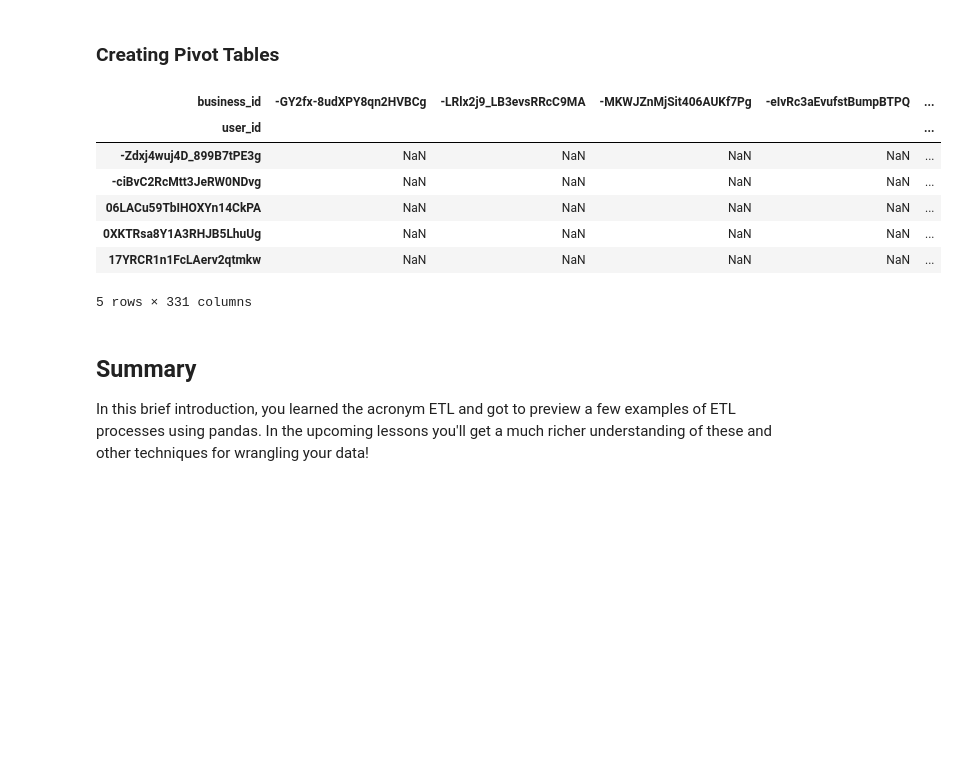
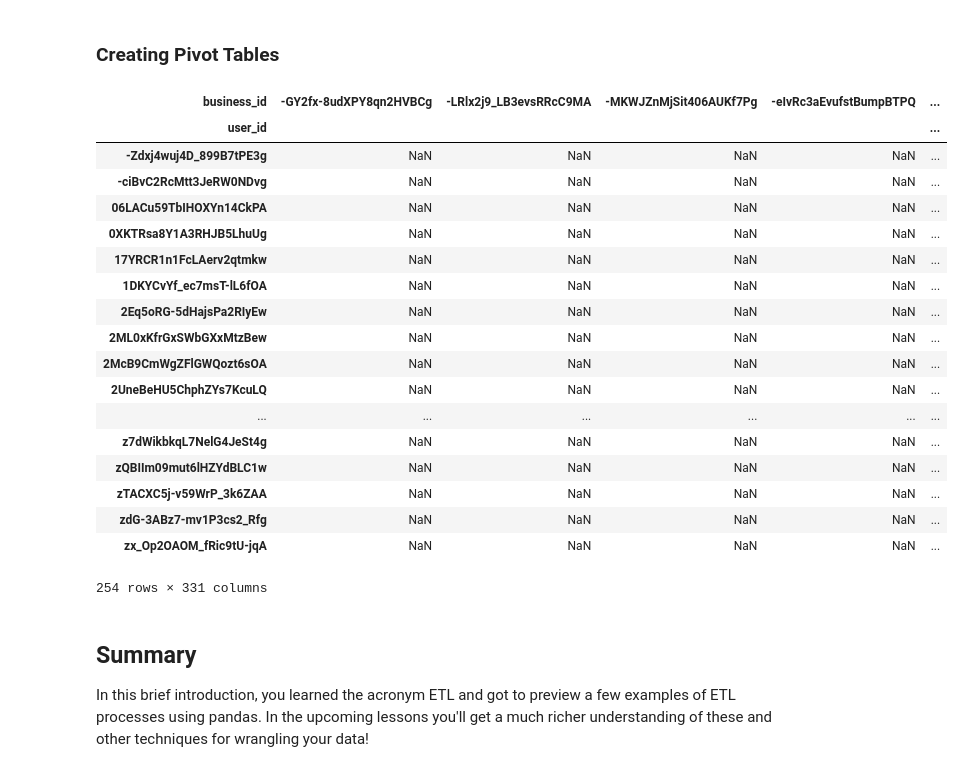
Before and after one commit to probboy/dsc-introduction-pandas-etl-nyc-ds-082619, a Jupyter notebook: index.ipynb, the cells around one changed output. Saved outputs shown, nothing was run; the diff lists cells and outputs as text; code cells hidden in the pictures; blank space fills up the shorter version.

```diff
--- a/index.ipynb
+++ b/index.ipynb
@@ -127,17 +127,28 @@ df[df.duplicated(keep=False)].sort_values(by='business_id')
 # %%
 #This transforms the data into a person by person spreadsheet and what stars they gave various restaurants
 #Most values are NaN (null or missing) because people only review a few restaurants of those that exist
 usr_reviews = df.pivot(index='user_id', columns='business_id', values='stars')
-usr_reviews.head()
+usr_reviews
 # %% [output]
 | business_id | -GY2fx-8udXPY8qn2HVBCg | -LRlx2j9_LB3evsRRcC9MA | -MKWJZnMjSit406AUKf7Pg | -eIvRc3aEvufstBumpBTPQ | ... |
 | user_id |  |  |  |  | ... |
 | -Zdxj4wuj4D_899B7tPE3g | NaN | NaN | NaN | NaN | ... |
 | -ciBvC2RcMtt3JeRW0NDvg | NaN | NaN | NaN | NaN | ... |
 | 06LACu59TbIHOXYn14CkPA | NaN | NaN | NaN | NaN | ... |
 | 0XKTRsa8Y1A3RHJB5LhuUg | NaN | NaN | NaN | NaN | ... |
 | 17YRCR1n1FcLAerv2qtmkw | NaN | NaN | NaN | NaN | ... |
+| 1DKYCvYf_ec7msT-lL6fOA | NaN | NaN | NaN | NaN | ... |
+| 2Eq5oRG-5dHajsPa2RIyEw | NaN | NaN | NaN | NaN | ... |
+| 2ML0xKfrGxSWbGXxMtzBew | NaN | NaN | NaN | NaN | ... |
+| 2McB9CmWgZFlGWQozt6sOA | NaN | NaN | NaN | NaN | ... |
+| 2UneBeHU5ChphZYs7KcuLQ | NaN | NaN | NaN | NaN | ... |
+| ... | ... | ... | ... | ... | ... |
+| z7dWikbkqL7NelG4JeSt4g | NaN | NaN | NaN | NaN | ... |
+| zQBIIm09mut6lHZYdBLC1w | NaN | NaN | NaN | NaN | ... |
+| zTACXC5j-v59WrP_3k6ZAA | NaN | NaN | NaN | NaN | ... |
+| zdG-3ABz7-mv1P3cs2_Rfg | NaN | NaN | NaN | NaN | ... |
+| zx_Op2OAOM_fRic9tU-jqA | NaN | NaN | NaN | NaN | ... |
-5 rows × 331 columns
+254 rows × 331 columns
 # %% [markdown]
 ## Summary
 
```
